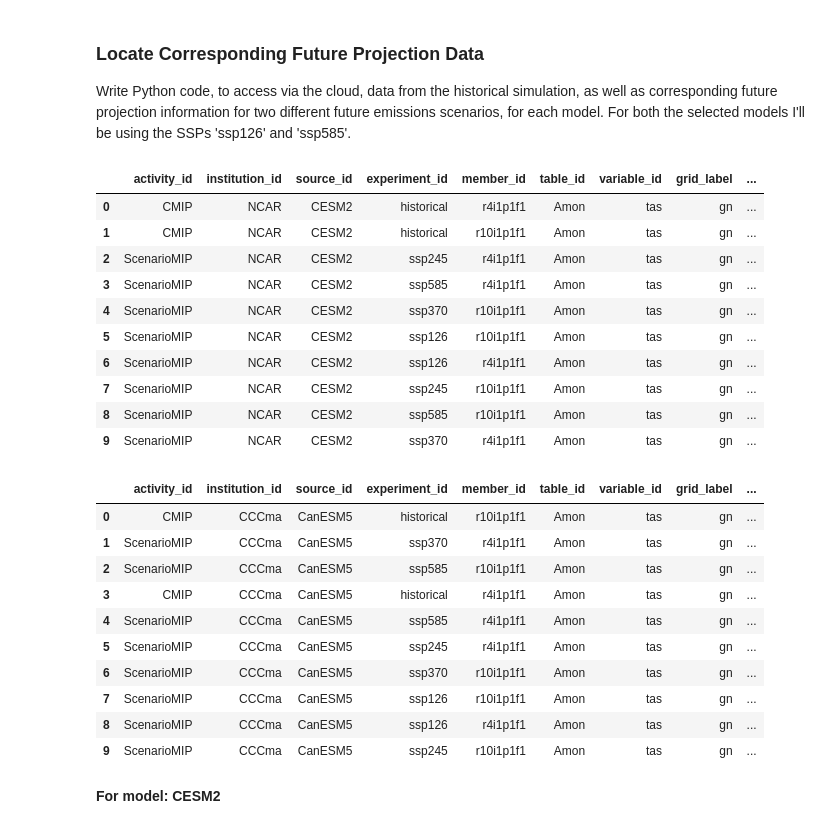
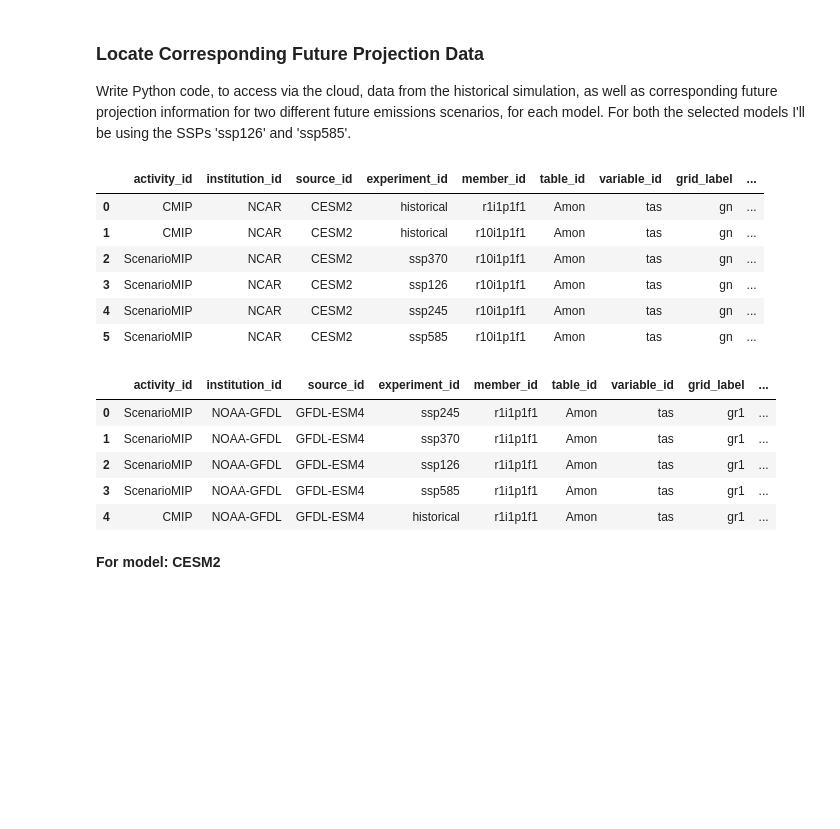
Before and after one commit to nmoraescommit/time-series_hw, a Jupyter notebook: time-series-hw.ipynb, the cells around one changed output. Cells and saved outputs as stored; diff of their text form; code cells hidden in the pictures; blank space fills up the shorter version.

```diff
--- a/time-series-hw.ipynb
+++ b/time-series-hw.ipynb
@@ -128,13 +132,13 @@ activity_ids = ['ScenarioMIP', 'CMIP']
 
 # source_id: which model do you want?
 source_id_1 = ["CESM2"]
-source_id_2 = ["CanESM5"]
+source_id_2 = ['GFDL-ESM4']
 
 # experiment_id: what experimental configuration do you want? Here we want historical and the four main SSPs
 experiment_ids = ['historical', 'ssp126', 'ssp245', 'ssp370', 'ssp585']
 
 # member_id: which ensemble member do you want? Here we want r10i1p1f1
-member_id = ["r4i1p1f1"]
+member_id = ['r10i1p1f1',  'r1i1p1f1']
 
 # table_id: which part of the Earth system and time resolution do you want? Here we want monthly atmosphere data
 table_id = "Amon"
@@ -152,33 +156,24 @@ future_2 = catalog.search(activity_id=activity_ids, source_id=source_id_2, exper
 future_1_df = future_1.df
 future_2_df = future_2.df
 # %%
-future_1_df.head()
+future_1_df
 # %% [output]
 |  | activity_id | institution_id | source_id | experiment_id | member_id | table_id | variable_id | grid_label | ... |
-| 0 | CMIP | NCAR | CESM2 | historical | r4i1p1f1 | Amon | tas | gn | ... |
+| 0 | CMIP | NCAR | CESM2 | historical | r1i1p1f1 | Amon | tas | gn | ... |
 | 1 | CMIP | NCAR | CESM2 | historical | r10i1p1f1 | Amon | tas | gn | ... |
-| 2 | ScenarioMIP | NCAR | CESM2 | ssp245 | r4i1p1f1 | Amon | tas | gn | ... |
-| 3 | ScenarioMIP | NCAR | CESM2 | ssp585 | r4i1p1f1 | Amon | tas | gn | ... |
-| 4 | ScenarioMIP | NCAR | CESM2 | ssp370 | r10i1p1f1 | Amon | tas | gn | ... |
-| 5 | ScenarioMIP | NCAR | CESM2 | ssp126 | r10i1p1f1 | Amon | tas | gn | ... |
-| 6 | ScenarioMIP | NCAR | CESM2 | ssp126 | r4i1p1f1 | Amon | tas | gn | ... |
-| 7 | ScenarioMIP | NCAR | CESM2 | ssp245 | r10i1p1f1 | Amon | tas | gn | ... |
-| 8 | ScenarioMIP | NCAR | CESM2 | ssp585 | r10i1p1f1 | Amon | tas | gn | ... |
-| 9 | ScenarioMIP | NCAR | CESM2 | ssp370 | r4i1p1f1 | Amon | tas | gn | ... |
+| 2 | ScenarioMIP | NCAR | CESM2 | ssp370 | r10i1p1f1 | Amon | tas | gn | ... |
+| 3 | ScenarioMIP | NCAR | CESM2 | ssp126 | r10i1p1f1 | Amon | tas | gn | ... |
+| 4 | ScenarioMIP | NCAR | CESM2 | ssp245 | r10i1p1f1 | Amon | tas | gn | ... |
+| 5 | ScenarioMIP | NCAR | CESM2 | ssp585 | r10i1p1f1 | Amon | tas | gn | ... |
 # %%
-future_2_df.head()
+future_2_df
 # %% [output]
 |  | activity_id | institution_id | source_id | experiment_id | member_id | table_id | variable_id | grid_label | ... |
-| 0 | CMIP | CCCma | CanESM5 | historical | r10i1p1f1 | Amon | tas | gn | ... |
-| 1 | ScenarioMIP | CCCma | CanESM5 | ssp370 | r4i1p1f1 | Amon | tas | gn | ... |
-| 2 | ScenarioMIP | CCCma | CanESM5 | ssp585 | r10i1p1f1 | Amon | tas | gn | ... |
-| 3 | CMIP | CCCma | CanESM5 | historical | r4i1p1f1 | Amon | tas | gn | ... |
-| 4 | ScenarioMIP | CCCma | CanESM5 | ssp585 | r4i1p1f1 | Amon | tas | gn | ... |
-| 5 | ScenarioMIP | CCCma | CanESM5 | ssp245 | r4i1p1f1 | Amon | tas | gn | ... |
-| 6 | ScenarioMIP | CCCma | CanESM5 | ssp370 | r10i1p1f1 | Amon | tas | gn | ... |
-| 7 | ScenarioMIP | CCCma | CanESM5 | ssp126 | r10i1p1f1 | Amon | tas | gn | ... |
-| 8 | ScenarioMIP | CCCma | CanESM5 | ssp126 | r4i1p1f1 | Amon | tas | gn | ... |
-| 9 | ScenarioMIP | CCCma | CanESM5 | ssp245 | r10i1p1f1 | Amon | tas | gn | ... |
+| 0 | ScenarioMIP | NOAA-GFDL | GFDL-ESM4 | ssp245 | r1i1p1f1 | Amon | tas | gr1 | ... |
+| 1 | ScenarioMIP | NOAA-GFDL | GFDL-ESM4 | ssp370 | r1i1p1f1 | Amon | tas | gr1 | ... |
+| 2 | ScenarioMIP | NOAA-GFDL | GFDL-ESM4 | ssp126 | r1i1p1f1 | Amon | tas | gr1 | ... |
+| 3 | ScenarioMIP | NOAA-GFDL | GFDL-ESM4 | ssp585 | r1i1p1f1 | Amon | tas | gr1 | ... |
+| 4 | CMIP | NOAA-GFDL | GFDL-ESM4 | historical | r1i1p1f1 | Amon | tas | gr1 | ... |
 # %% [markdown]
 **For model: CESM2**
 # %%
```
Also changed, not shown: parts of 16 cells of this notebook.
